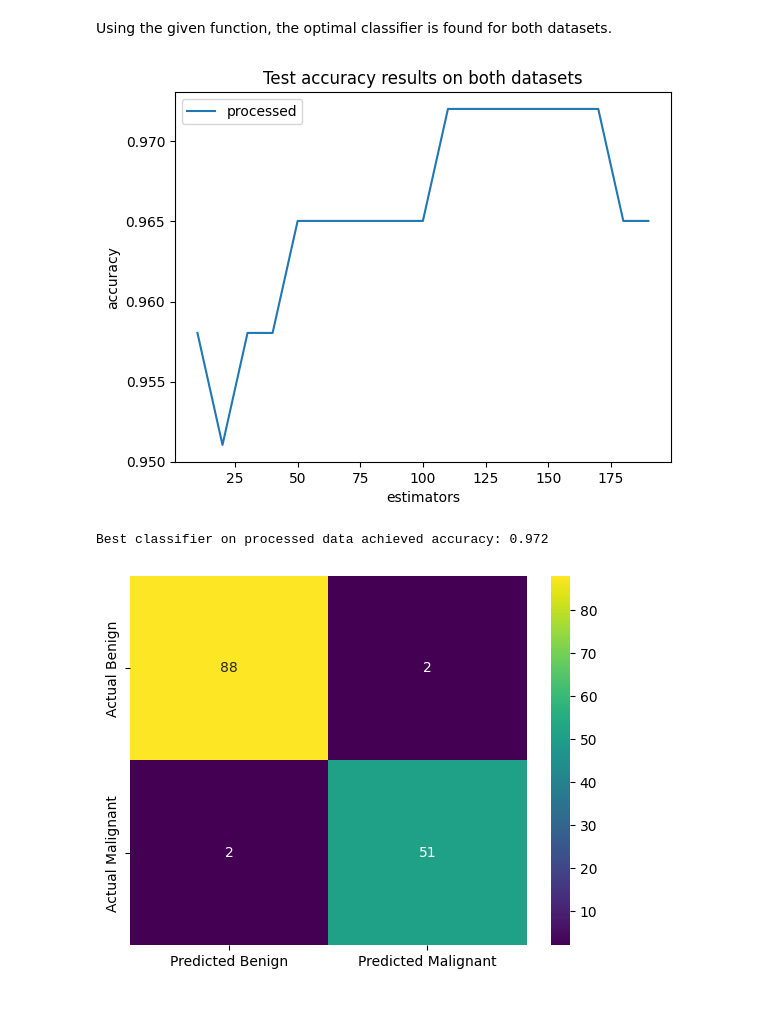
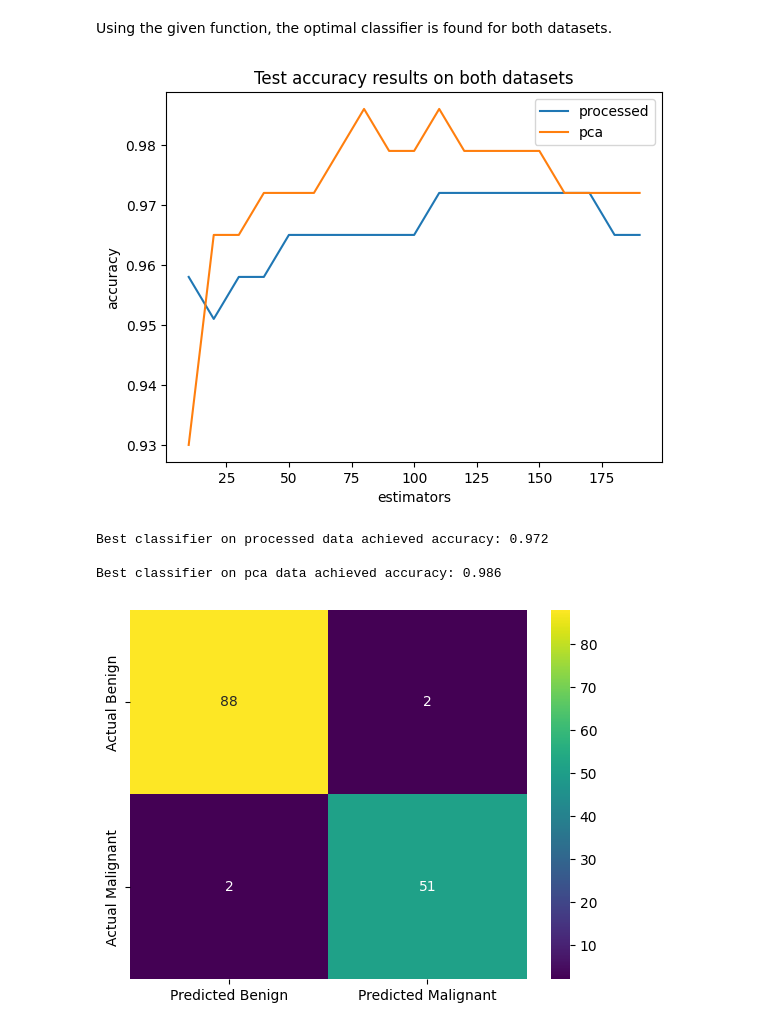
Before and after one commit to matijapavlovic8/breast-cancer-classification, a Jupyter notebook: breast-cancer-classification.ipynb, the cells around one changed output. Saved outputs shown, nothing was run; the diff lists cells and outputs as text; code cells hidden in the pictures.

```diff
--- a/breast-cancer-classification.ipynb
+++ b/breast-cancer-classification.ipynb
@@ -979,7 +985,8 @@ The function **svm_grid_search** implements the grid search of the sklearn libra
 def svm_grid_search(params, X_train, X_test, y_train, y_test, evaluate=True):
     grid = GridSearchCV(SVC(), params, refit=True, cv=5)
     grid.fit(X_train, y_train)
-    print(f"Best params for linear kernel: {grid.best_params_}")
+    kernel = params["kernel"][0]
+    print(f"Best params for {kernel} kernel: {grid.best_params_}")
 
     if evaluate:
         y_prediction_test = grid.best_estimator_.predict(X_test)
@@ -1006,11 +1013,21 @@ linear_model = svm_grid_search(param_grid_linear, X_train, X_test, y_train, y_te
 poly_model = svm_grid_search(param_grid_poly, X_train, X_test, y_train, y_test)
 rbf_model = svm_grid_search(param_grid_rbf, X_train, X_test, y_train, y_test)
 
+best_accuracy = max(accuracy_score(y_test, linear_model.predict(X_test)),
+                    accuracy_score(y_test, poly_model.predict(X_test)),
+                    accuracy_score(y_test, rbf_model.predict(X_test)))
+accuracy_table_ts_proc.append(best_accuracy)
+
 # pca
-# print("Results on pca data:\n")
-# linear_model_pca = svm_grid_search(param_grid_linear, X_train_pca, X_test_pca, y_train_pca, y_test_pca)
-# poly_model_pca = svm_grid_search(param_grid_poly, X_train_pca, X_test_pca, y_train_pca, y_test_pca)
-# rbf_model_pca = svm_grid_search(param_grid_rbf, X_train_pca, X_test_pca, y_train_pca, y_test_pca)
+print("Results on pca data:\n")
+linear_model_pca = svm_grid_search(param_grid_linear, X_train_pca, X_test_pca, y_train_pca, y_test_pca)
+poly_model_pca = svm_grid_search(param_grid_poly, X_train_pca, X_test_pca, y_train_pca, y_test_pca)
+rbf_model_pca = svm_grid_search(param_grid_rbf, X_train_pca, X_test_pca, y_train_pca, y_test_pca)
+
+best_accuracy = max(accuracy_score(y_test_pca, linear_model_pca.predict(X_test_pca)),
+                    accuracy_score(y_test_pca, poly_model_pca.predict(X_test_pca)),
+                    accuracy_score(y_test_pca, rbf_model_pca.predict(X_test_pca)))
+accuracy_table_ts_pca.append(best_accuracy)
 # %% [output]
 Results on processed data:
 
@@ -1140,6 +1162,7 @@ accuracies_train, accuracies_test = train(model, cross_entropy, optimizer, 1000,
 
 print("\nTumorNet results on test processed data:")
 test_loss, test_acc = evaluate(model, cross_entropy, X_test, y_test)
+accuracy_table_ts_proc.append(test_acc)
 print(f"Loss: {test_loss.item():.4f}\nAccuracy: {test_acc.item():.4f}")
 
 nn_proc_data = model
@@ -1167,10 +1190,11 @@ cross_entropy = nn.BCELoss()
 optimizer = optim.Adam(model.parameters(), lr=0.001)
 
 print("TumorNet training on pca data:")
-accuracies_train_pca, accuracies_test_pca = train(model, cross_entropy, optimizer, 1000, X_train, y_train, X_test, y_test)
+accuracies_train_pca, accuracies_test_pca = train(model, cross_entropy, optimizer, 1000, X_train_pca, y_train_pca, X_test_pca, y_test_pca)
 
 print("\nTumorNet results on test pca data:")
-test_loss, test_acc = evaluate(model, cross_entropy, X_test, y_test)
+test_loss, test_acc = evaluate(model, cross_entropy, X_test_pca, y_test_pca)
+accuracy_table_ts_pca.append(test_acc)
 print(f"Loss: {test_loss.item():.4f}\nAccuracy: {test_acc.item():.4f}")
 
 nn_pca_data = model
@@ -1270,32 +1301,36 @@ Using the given function, the optimal classifier is found for both datasets.
 # %%
 # normal
 classifier, accuracies_test = optimize_xgboost(10, 200, 10, 6, 0.9, X_train, y_train, X_test, y_test)
 
 # pca
-# classifier_pca, accuracies_test_pca = optimize_xgboost(10, 200, 10, 6, 0.9, X_train_pca, y_train_pca, X_test_pca, y_test_pca)
+classifier_pca, accuracies_test_pca = optimize_xgboost(10, 200, 10, 6, 0.9, X_train_pca, y_train_pca, X_test_pca, y_test_pca)
 
 # plot
 plt.plot(list(range(10,200,10)), accuracies_test, label="processed")
-#plt.plot(list(range(10,200,10)), accuracies_test_pca="pca")
+plt.plot(list(range(10,200,10)), accuracies_test_pca, label="pca")
 plt.xlabel("estimators")
 plt.ylabel("accuracy")
 plt.title("Test accuracy results on both datasets")
 plt.legend()
 plt.show()
 
 # normal
 y_prediction_test = classifier.predict(X_test)
 best_accuracy = round(accuracy_score(np.where(y_test == "M", 1, 0), y_prediction_test), 4)
+accuracy_table_ts_proc.append(best_accuracy)
 print(f"Best classifier on processed data achieved accuracy: {best_accuracy}\n")
 
 
 # pca
-#y_prediction_test = classifier_pca.predict(X_test_pca)
-#best_accuracy = round(accuracy_score(np.where(y_test_pca == "M", 1, 0), y_prediction_test), 4)
-#print(f"Best classifier on pca data achieved accuracy: {best_accuracy}")
+y_prediction_test = classifier_pca.predict(X_test_pca)
+best_accuracy = round(accuracy_score(np.where(y_test_pca == "M", 1, 0), y_prediction_test), 4)
+accuracy_table_ts_pca.append(best_accuracy)
+print(f"Best classifier on pca data achieved accuracy: {best_accuracy}")
 # %% [output]
-[figure, old version]
+[figure, new version]
 Best classifier on processed data achieved accuracy: 0.972
+
+Best classifier on pca data achieved accuracy: 0.986
 # %%
 # processed data
 y_pred = np.where(classifier.predict(X_test) == 1, "M", "B")
```
Also changed, not shown: parts of 23 cells of this notebook.
